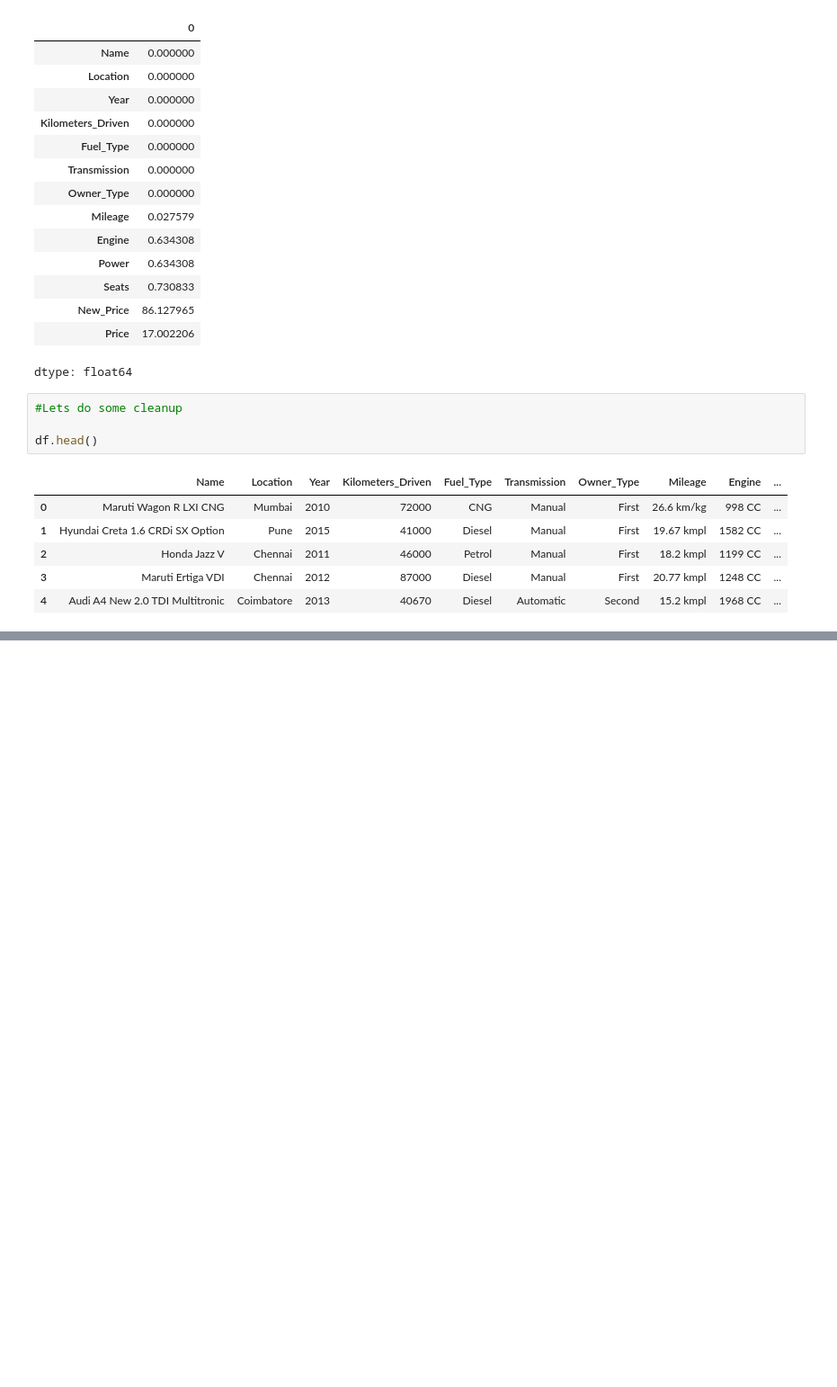
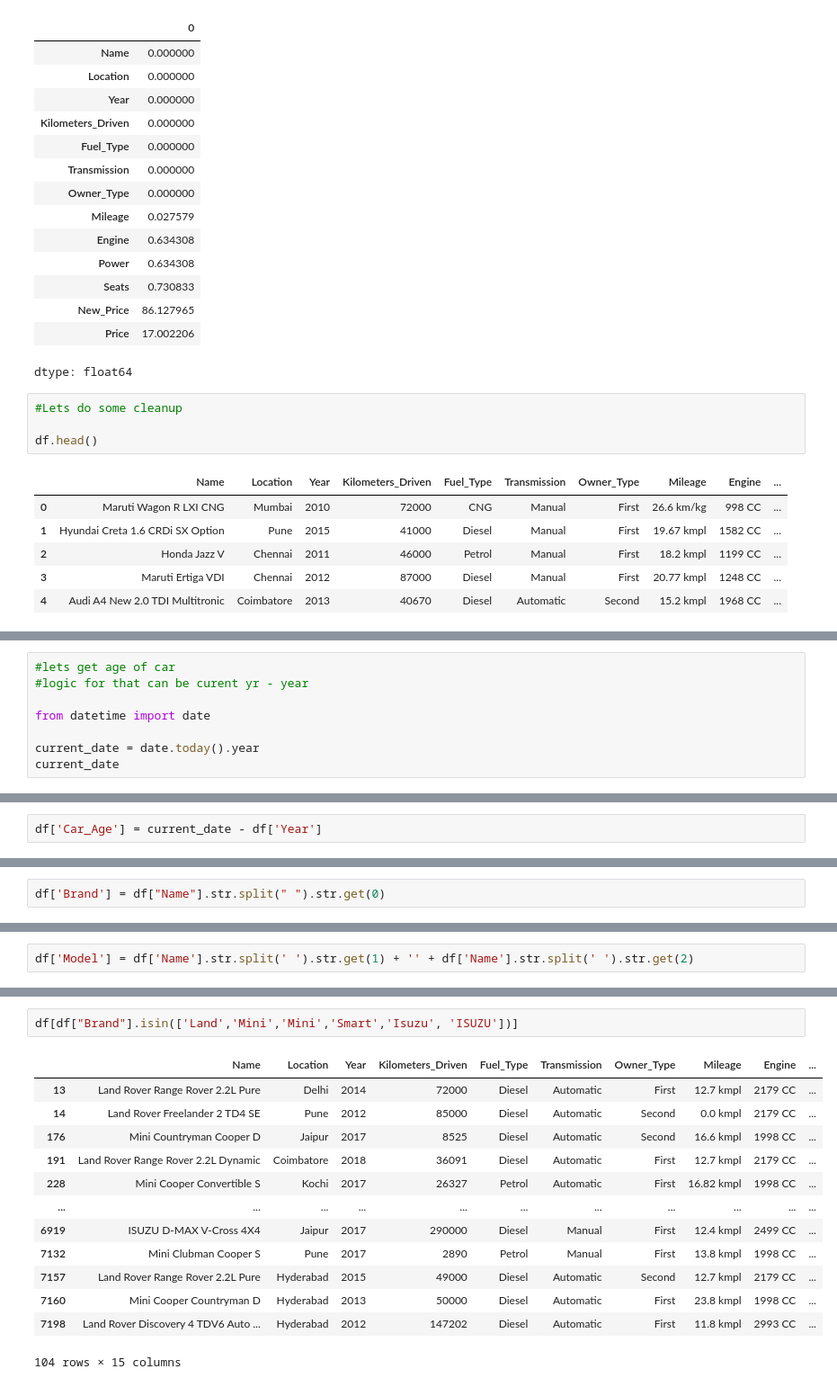
Before and after one commit to sr606/Machine_Learning_CaseStudies, a Jupyter notebook: Cars24_EDA.ipynb, the cells around one changed output, grey strips where cells are left out. Shown at 90% size. Drawn from its saved outputs; the diff is of its cells as text; blank space fills up the shorter version.

```diff
--- a/Cars24_EDA.ipynb
+++ b/Cars24_EDA.ipynb
@@ -195,0 +200,8 @@ df .head()
+# %%
+#lets get age of car
+#logic for that can be curent yr - year
+
+from datetime import date
+
+current_date = date.today().year
+current_date
@@ -195,0 +210,2 @@ df .head()
+# %%
+df['Car_Age'] = current_date - df['Year']
@@ -195,0 +233,2 @@ df .head()
+# %%
+df['Brand'] = df["Name"].str.split(" ").str.get(0)
@@ -195,0 +244,2 @@ df .head()
+# %%
+df['Model'] = df['Name'].str.split(' ').str.get(1) + '' + df['Name'].str.split(' ').str.get(2)
@@ -195,0 +282,16 @@ df .head()
+# %%
+df[df["Brand"].isin(['Land','Mini','Mini','Smart','Isuzu', 'ISUZU'])]
+# %% [output]
+|  | Name | Location | Year | Kilometers_Driven | Fuel_Type | Transmission | Owner_Type | Mileage | Engine | ... |
+| 13 | Land Rover Range Rover 2.2L Pure | Delhi | 2014 | 72000 | Diesel | Automatic | First | 12.7 kmpl | 2179 CC | ... |
+| 14 | Land Rover Freelander 2 TD4 SE | Pune | 2012 | 85000 | Diesel | Automatic | Second | 0.0 kmpl | 2179 CC | ... |
+| 176 | Mini Countryman Cooper D | Jaipur | 2017 | 8525 | Diesel | Automatic | Second | 16.6 kmpl | 1998 CC | ... |
+| 191 | Land Rover Range Rover 2.2L Dynamic | Coimbatore | 2018 | 36091 | Diesel | Automatic | First | 12.7 kmpl | 2179 CC | ... |
+| 228 | Mini Cooper Convertible S | Kochi | 2017 | 26327 | Petrol | Automatic | First | 16.82 kmpl | 1998 CC | ... |
+| ... | ... | ... | ... | ... | ... | ... | ... | ... | ... | ... |
+| 6919 | ISUZU D-MAX V-Cross 4X4 | Jaipur | 2017 | 290000 | Diesel | Manual | First | 12.4 kmpl | 2499 CC | ... |
+| 7132 | Mini Clubman Cooper S | Pune | 2017 | 2890 | Petrol | Manual | First | 13.8 kmpl | 1998 CC | ... |
+| 7157 | Land Rover Range Rover 2.2L Pure | Hyderabad | 2015 | 49000 | Diesel | Automatic | Second | 12.7 kmpl | 2179 CC | ... |
+| 7160 | Mini Cooper Countryman D | Hyderabad | 2013 | 50000 | Diesel | Automatic | First | 23.8 kmpl | 1998 CC | ... |
+| 7198 | Land Rover Discovery 4 TDV6 Auto ... | Hyderabad | 2012 | 147202 | Diesel | Automatic | First | 11.8 kmpl | 2993 CC | ... |
+104 rows × 15 columns
```
Also changed, not shown: parts of 27 cells of this notebook.
